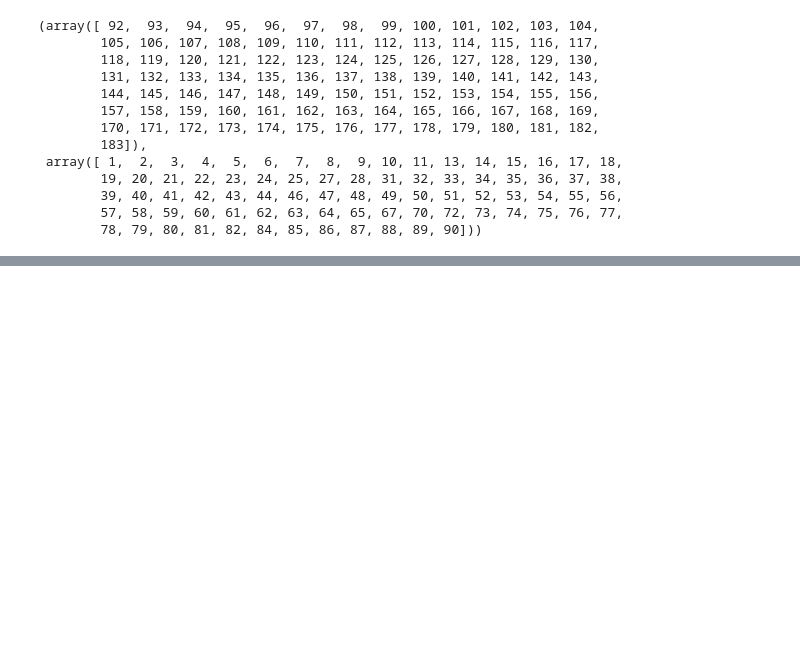
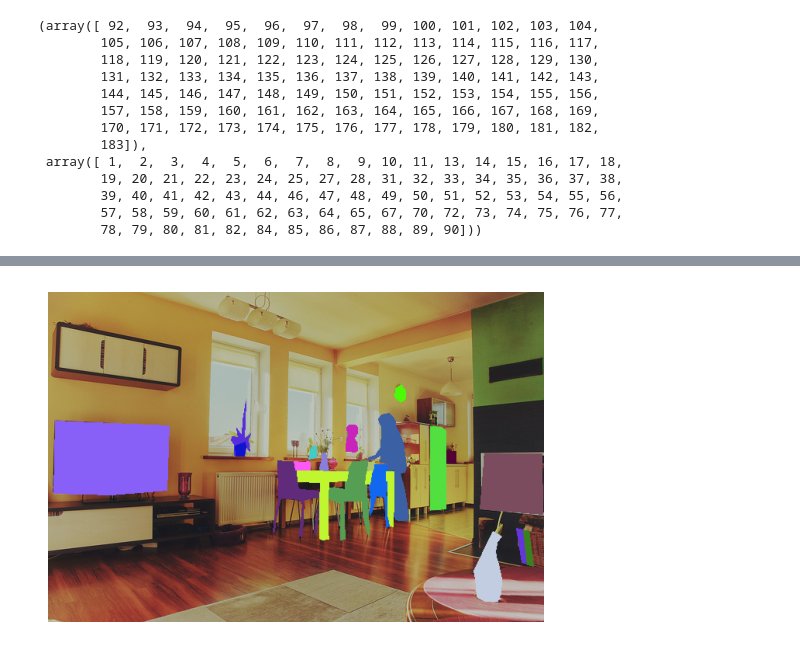
Before and after one commit to DarylFernandes99/custom-yolo-implmentation, a Jupyter notebook: test.ipynb, the cells around one changed output, grey strips where cells are left out. Saved outputs shown, nothing was run; the diff lists cells and outputs as text; code cells hidden in the pictures; blank space fills up the shorter version.

```diff
--- a/test.ipynb
+++ b/test.ipynb
@@ -171,0 +410,3 @@ pd.unique(df_stuf_catego['id']), pd.unique(df_inst_catego['id'])
+# %%
+segmentation = ast.literal_eval(selected['segmentation'])
+segmentation
@@ -171,0 +431,35 @@ pd.unique(df_stuf_catego['id']), pd.unique(df_inst_catego['id'])
+# %%
+img = cv2.imread(os.path.join(img_path, selected['file_name']))
+img = cv2.cvtColor(img, cv2.COLOR_BGR2RGB)
+alpha = 0.5
+
+overlay = img.copy()
+for seg_data in segmentation:
+    color = [random.randint(0, 255) for _ in range(3)]
+    if isinstance(seg_data, list):
+        # Handle polygon format (list of coordinates)
+        for poly in seg_data:
+            # Convert list of floats to a numpy array of integers, reshaped to (N, 1, 2)
+            points = np.array(poly).reshape((-1, 1, 2)).astype(int)
+            # Fill the polygon on the overlay
+            cv2.fillPoly(overlay, [points], color)
+    # elif isinstance(seg_data, dict) and 'counts' in seg_data:
+    #     # Handle RLE format (dictionary with 'size' and 'counts')
+    #     rle = seg_data
+    #     # Decode RLE to a binary mask
+    #     binary_mask = maskUtils.decode(rle)
+    #     # Expand mask to 3 channels to apply color
+    #     color_mask = np.zeros_like(overlay, dtype=np.uint8)
+    #     color_mask[binary_mask == 1] = color
+    #     # Add the RLE mask to the overlay
+    #     overlay = cv2.addWeighted(overlay, 1, color_mask, 1, 0)
+
+# img = cv2.addWeighted(img, 1 - alpha, overlay, alpha, 0)
+img.shape
+
+plt.imshow(overlay)
+plt.grid(visible=False)
+plt.axis('off')
+plt.show()
+# %% [output]
+[figure, added]
```
Also changed, not shown: parts of 19 cells of this notebook, 2 other files.
